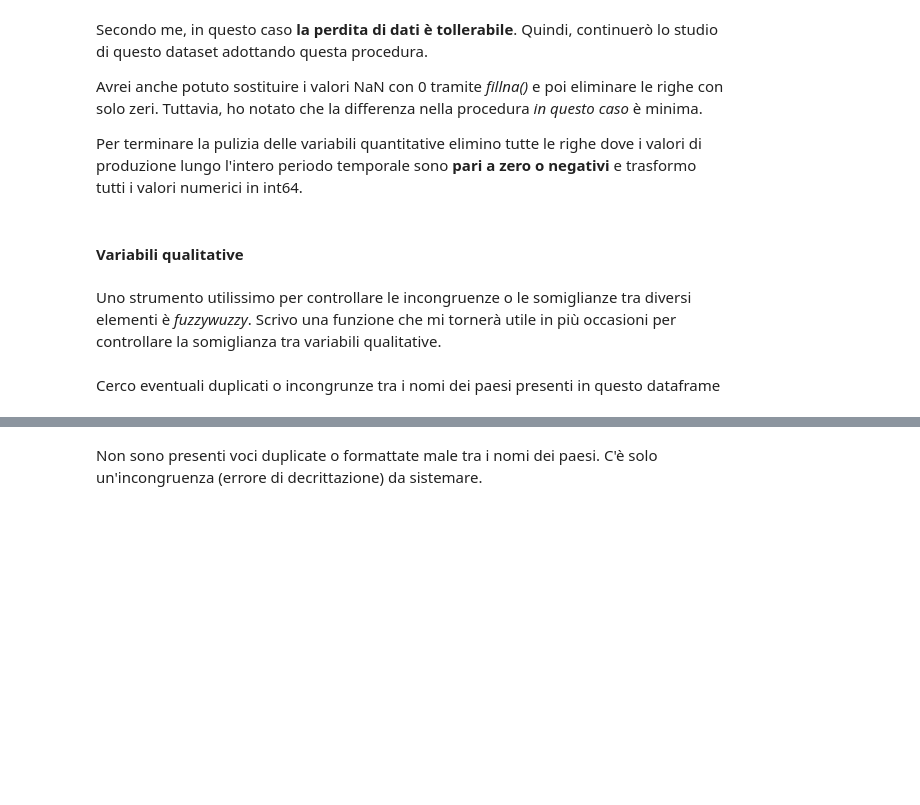
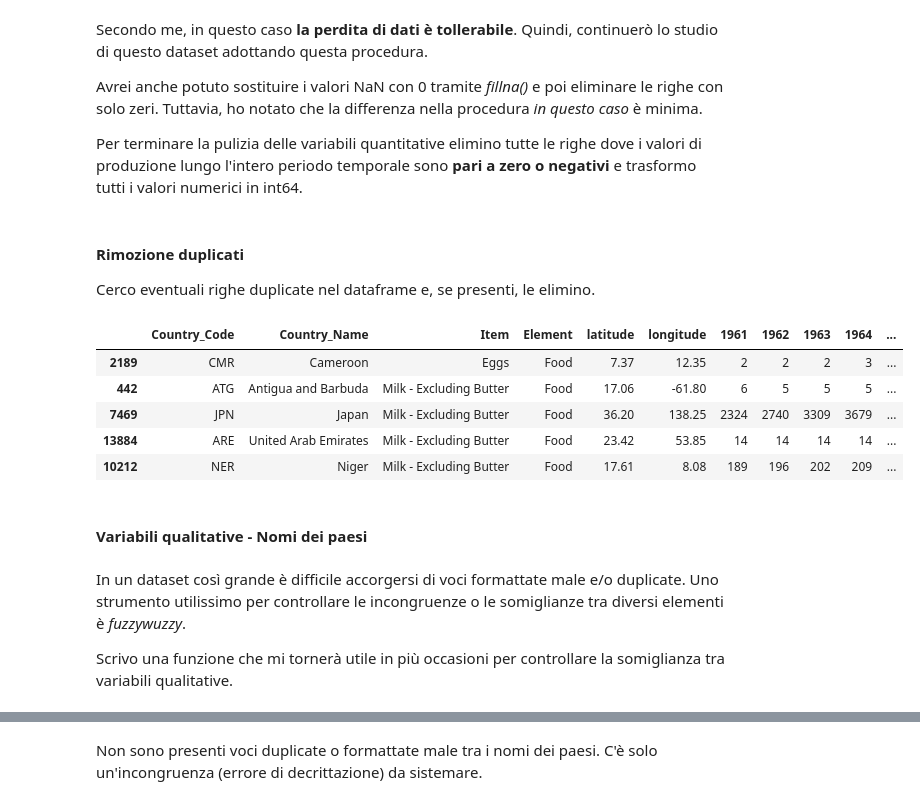
Before and after one commit to TheHextech/start2impact, a Jupyter notebook: Data_Science/Food_Project_DataVisualization_DataManipulation/EmanueleImmesiDataVis.ipynb, the cells around one changed output, grey strips where cells are left out. Cells and saved outputs as stored; diff of their text form; code cells hidden in the pictures; blank space fills up the shorter version.

Commit message:
Merged Data exploration/trasformation with cleaning. Almost finished Visualization for food products

```diff
--- a/Data_Science/Food_Project_DataVisualization_DataManipulation/EmanueleImmesiDataVis.ipynb
+++ b/Data_Science/Food_Project_DataVisualization_DataManipulation/EmanueleImmesiDataVis.ipynb
@@ -256,3 +256,16 @@ df_prod = test_drop.reset_index(drop=True)
 
 # Trasformo i valori numerici in 'int64'
 df_prod.loc[:, '1961':] = df_prod.loc[:, '1961':].astype('int64')
+# %% [markdown]
+#### Rimozione duplicati
+
+Cerco eventuali righe duplicate nel dataframe e, se presenti, le elimino.
+# %%
+df_prod.loc[df_prod.duplicated()].sample(5)
+# %% [output]
+|  | Country_Code | Country_Name | Item | Element | latitude | longitude | 1961 | 1962 | 1963 | 1964 | ... |
+| 2189 | CMR | Cameroon | Eggs | Food | 7.37 | 12.35 | 2 | 2 | 2 | 3 | ... |
+| 442 | ATG | Antigua and Barbuda | Milk - Excluding Butter | Food | 17.06 | -61.80 | 6 | 5 | 5 | 5 | ... |
+| 7469 | JPN | Japan | Milk - Excluding Butter | Food | 36.20 | 138.25 | 2324 | 2740 | 3309 | 3679 | ... |
+| 13884 | ARE | United Arab Emirates | Milk - Excluding Butter | Food | 23.42 | 53.85 | 14 | 14 | 14 | 14 | ... |
+| 10212 | NER | Niger | Milk - Excluding Butter | Food | 17.61 | 8.08 | 189 | 196 | 202 | 209 | ... |
@@ -259,5 +278,7 @@ df_prod.loc[:, '1961':] = df_prod.loc[:, '1961':].astype('int64')
 # %% [markdown]
-#### Variabili qualitative
+#### Variabili qualitative - Nomi dei paesi
 # %% [markdown]
-Uno strumento utilissimo per controllare le incongruenze o le somiglianze tra diversi elementi è *fuzzywuzzy*. Scrivo una funzione che mi tornerà utile in più occasioni per controllare la somiglianza tra variabili qualitative.
+In un dataset così grande è difficile accorgersi di voci formattate male e/o duplicate. Uno strumento utilissimo per controllare le incongruenze o le somiglianze tra diversi elementi è *fuzzywuzzy*.
+
+Scrivo una funzione che mi tornerà utile in più occasioni per controllare la somiglianza tra variabili qualitative.
 # %%
@@ -309,8 +329,6 @@ def fuzz_finder(dictionary, test, target, treshold, first, last, show):
 
         df_result = pd.DataFrame.from_dict(dictionary)
         return df_result
-# %% [markdown]
-Cerco eventuali duplicati o incongrunze tra i nomi dei paesi presenti in questo dataframe
 # %%
 # Inizializzo un dizionario dove inserire le corrispondenze
 country_dict = {}
```
Also changed, not shown: parts of 48 cells of this notebook.
